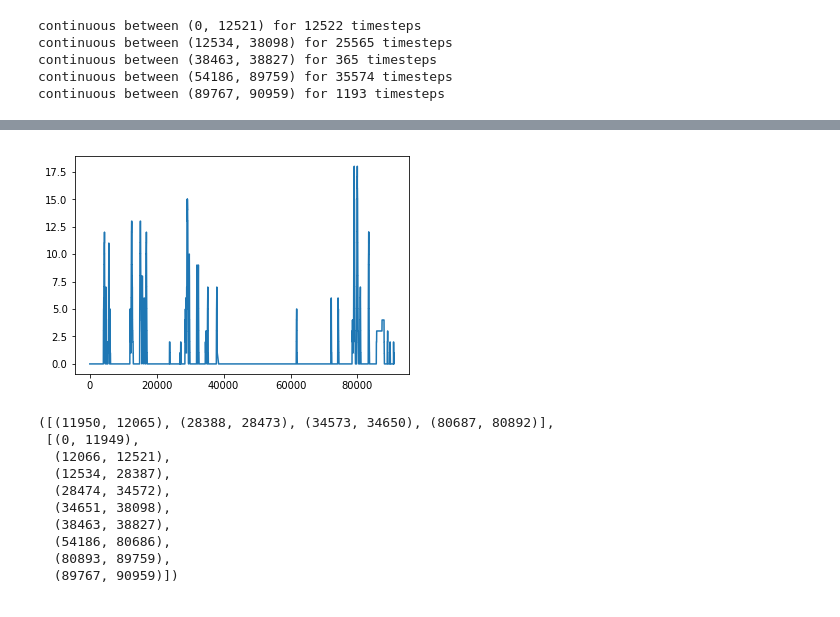
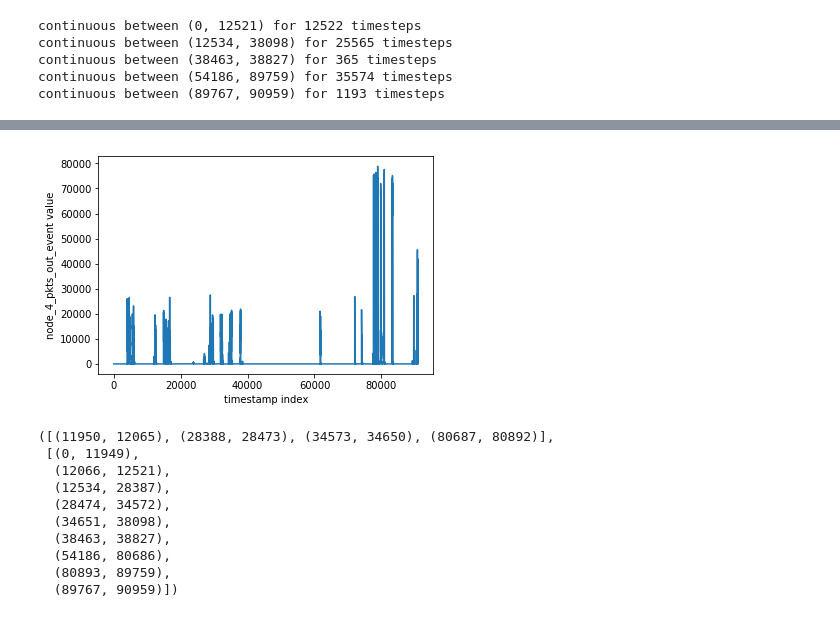
Before and after one commit to svenhsia/lstm-anomaly-detection, a Jupyter notebook: feature.ipynb, the cells around one changed output, grey strips where cells are left out. Cells and saved outputs as stored; diff of their text form; code cells hidden in the pictures.

Commit message:
some visualization

```diff
--- a/feature.ipynb
+++ b/feature.ipynb
@@ -2,6 +2,6 @@
 import pandas as pd
 import numpy as np
 # %%
-data = pd.read_csv('../feature_table2.csv')
+data = pd.read_csv('../only_state_events_result/ft.csv')
 data.head()
 # %% [output]
@@ -59,12 +79,14 @@ continuous between (89767, 90959) for 1193 timesteps
 # %%
 import matplotlib.pyplot as plt
 %matplotlib inline
 
 plt.figure()
-plt.plot(data.index, data.iloc[:, 120])
+plt.plot(data.index, data.iloc[:, 130])
+plt.xlabel('timestamp index')
+plt.ylabel('node_4_pkts_out_event value')
 plt.show()
 # %% [output]
-[figure, old version]
+[figure, new version]
 # %%
 periods_a = [(11970, 12045), (28408, 28453), (34593, 34630), (80707, 80872)]
 periods_a = [(p[0], p[1]) for p in periods_a]
```
Also changed, not shown: parts of 2 cells of this notebook.
